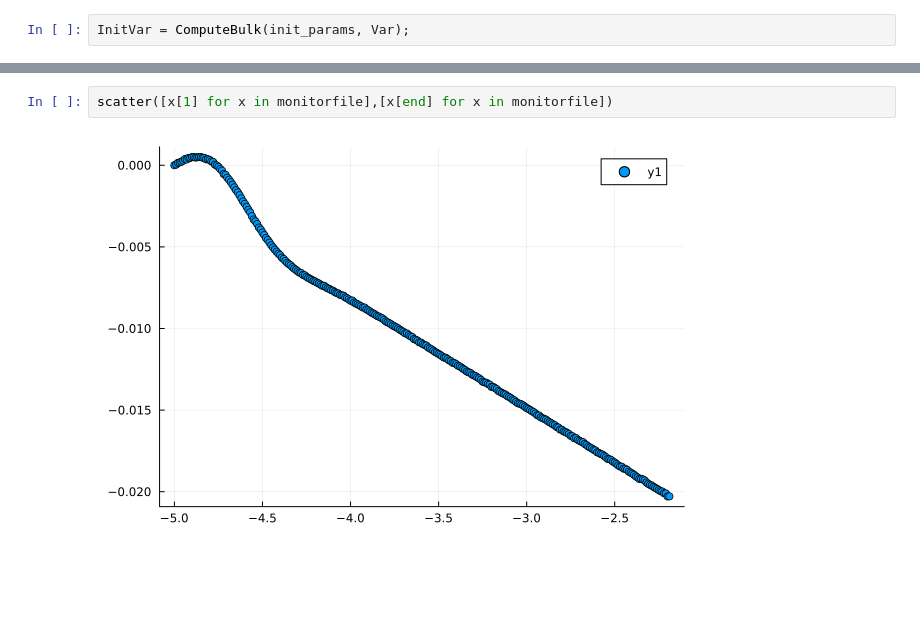
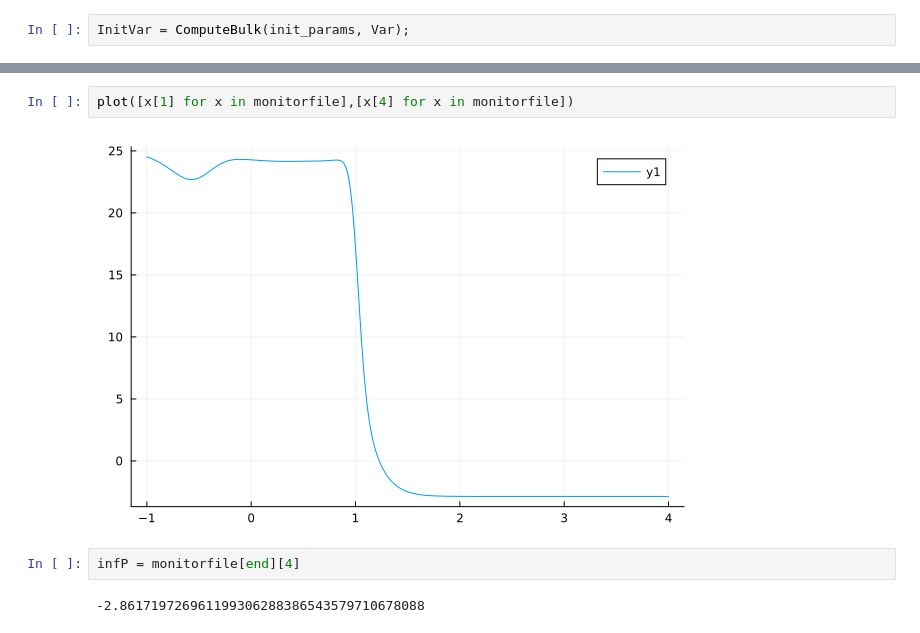
Before and after one commit to JanKozuszek/Reproducing-Dynamic-Holo, a Jupyter notebook: NewRun.ipynb, the cells around one changed output, grey strips where cells are left out. Saved outputs shown, nothing was run; the diff lists cells and outputs as text; blank space fills up the shorter version.

```diff
--- a/NewRun.ipynb
+++ b/NewRun.ipynb
@@ -130,4 +127,8 @@ LoadError: InterruptException:
 # %%
-scatter([x[1] for x in monitorfile],[x[end] for x in monitorfile])
+plot([x[1] for x in monitorfile],[x[4] for x in monitorfile])
 # %% [output]
-[figure, old version]
+[figure, new version]
+# %%
+infP = monitorfile[end][4]
+# %% [output]
+-2.861719726961199306288386543579710678088
```
Also changed, not shown: parts of 15 cells of this notebook, 2 other files.
